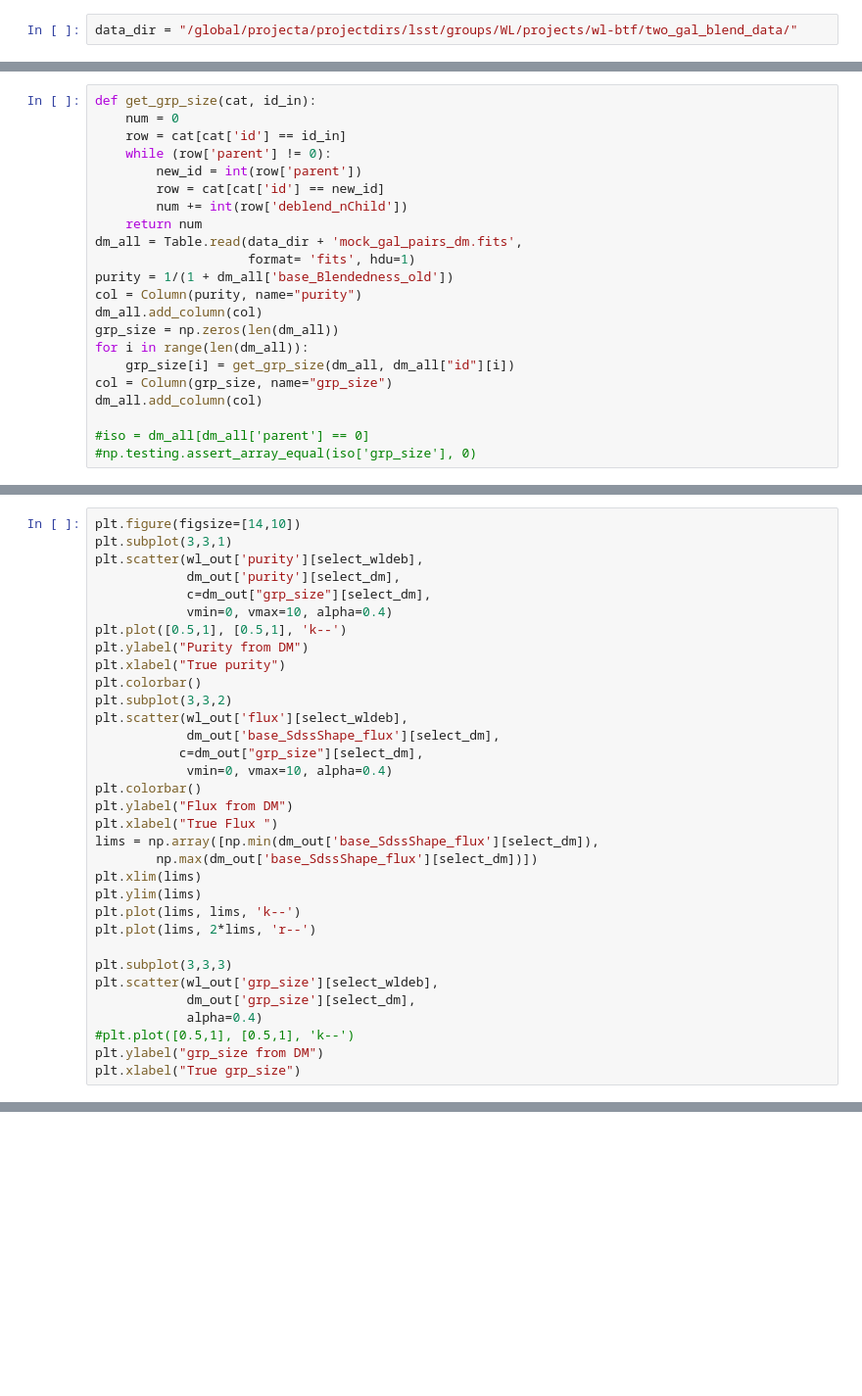
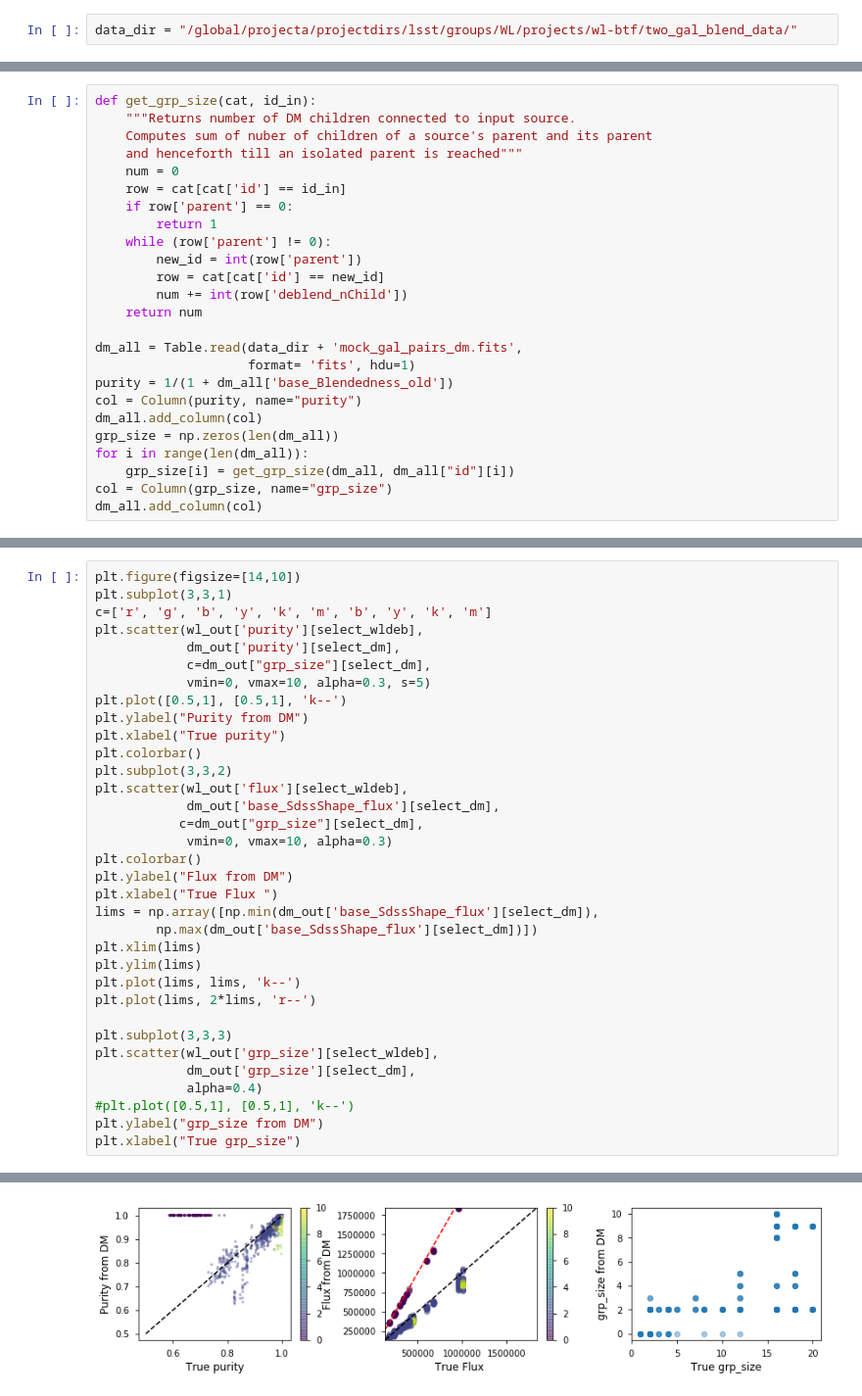
Before and after one commit to LSSTDESC/Blending_tutorial, a Jupyter notebook: Two_galaxy_blends.ipynb, the cells around one changed output, grey strips where cells are left out. Shown at 98% size. Drawn from its saved outputs; the diff is of its cells as text; blank space fills up the shorter version.

```diff
--- a/Two_galaxy_blends.ipynb
+++ b/Two_galaxy_blends.ipynb
@@ -401,12 +623,18 @@ galsim.fits.write(im_temp_galsim,
 # %%
 def get_grp_size(cat, id_in):
+    """Returns number of DM children connected to input source.
+    Computes sum of nuber of children of a source's parent and its parent
+    and henceforth till an isolated parent is reached"""
     num = 0
     row = cat[cat['id'] == id_in]
+    if row['parent'] == 0:
+        return 1
     while (row['parent'] != 0):
         new_id = int(row['parent'])
         row = cat[cat['id'] == new_id]
         num += int(row['deblend_nChild'])
     return num
+
 dm_all = Table.read(data_dir + 'mock_gal_pairs_dm.fits',
                     format= 'fits', hdu=1)
 purity = 1/(1 + dm_all['base_Blendedness_old'])
@@ -417,7 +645,4 @@ for i in range(len(dm_all)):
     grp_size[i] = get_grp_size(dm_all, dm_all["id"][i])
 col = Column(grp_size, name="grp_size")
 dm_all.add_column(col)
-
-#iso = dm_all[dm_all['parent'] == 0]
-#np.testing.assert_array_equal(iso['grp_size'], 0)
 # %%
@@ -435,10 +662,11 @@ print (f"Number of true matched detections is {len(select_dm)}")
 # %%
 plt.figure(figsize=[14,10])
 plt.subplot(3,3,1)
+c=['r', 'g', 'b', 'y', 'k', 'm', 'b', 'y', 'k', 'm']
 plt.scatter(wl_out['purity'][select_wldeb],
             dm_out['purity'][select_dm],
             c=dm_out["grp_size"][select_dm],
-            vmin=0, vmax=10, alpha=0.4)
+            vmin=0, vmax=10, alpha=0.3, s=5)
 plt.plot([0.5,1], [0.5,1], 'k--')
 plt.ylabel("Purity from DM")
 plt.xlabel("True purity")
@@ -447,7 +675,7 @@ plt.subplot(3,3,2)
 plt.scatter(wl_out['flux'][select_wldeb],
             dm_out['base_SdssShape_flux'][select_dm],
            c=dm_out["grp_size"][select_dm],
-            vmin=0, vmax=10, alpha=0.4)
+            vmin=0, vmax=10, alpha=0.3)
 plt.colorbar()
 plt.ylabel("Flux from DM")
 plt.xlabel("True Flux ")
@@ -465,3 +693,4 @@ plt.scatter(wl_out['grp_size'][select_wldeb],
 #plt.plot([0.5,1], [0.5,1], 'k--')
 plt.ylabel("grp_size from DM")
 plt.xlabel("True grp_size")
+# %% [output]
@@ -467,0 +698 @@ plt.xlabel("True grp_size")
+[figure, added]
```
Also changed, not shown: parts of 47 cells of this notebook.
